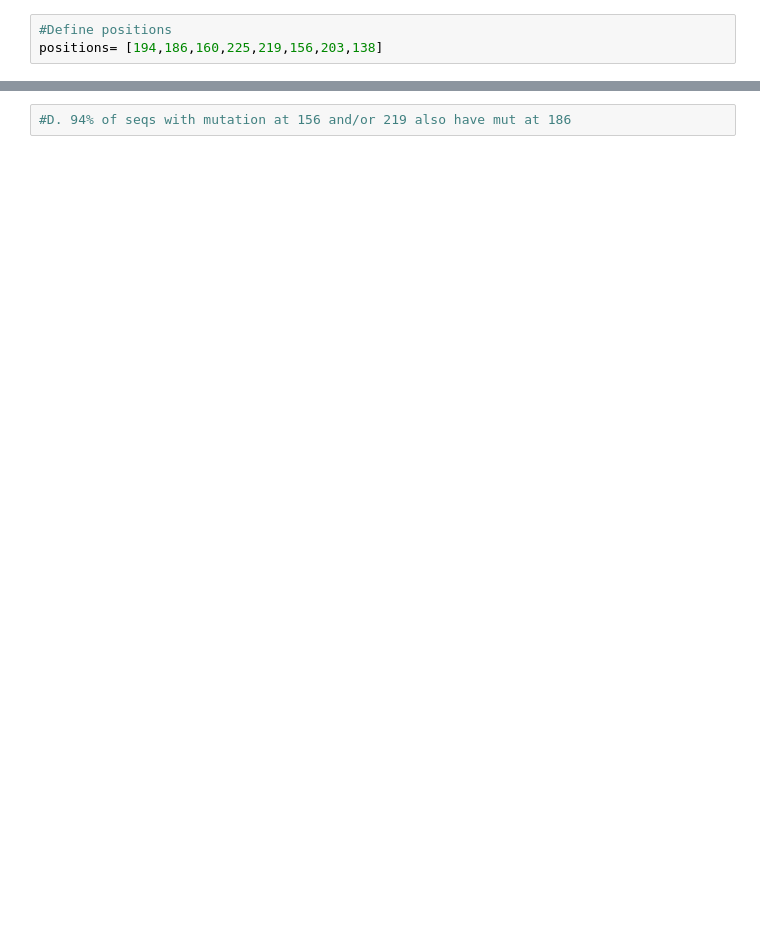
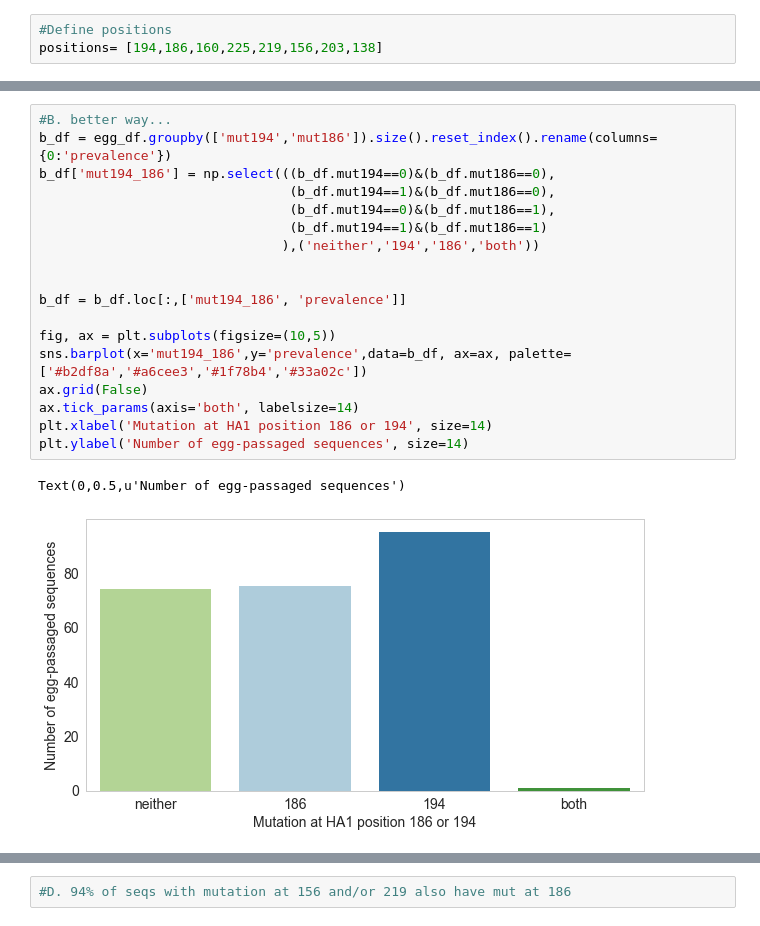
Before and after one commit to blab/egg-passage, a Jupyter notebook: notebooks/plot_takehomes.ipynb, the cells around one changed output, grey strips where cells are left out. Drawn from its saved outputs; the diff is of its cells as text; blank space fills up the shorter version.

```diff
--- a/notebooks/plot_takehomes.ipynb
+++ b/notebooks/plot_takehomes.ipynb
@@ -58,0 +82,21 @@ ValueError: Buffer dtype mismatch, expected 'Python object' but got 'long'
+# %%
+#B. better way...
+b_df = egg_df.groupby(['mut194','mut186']).size().reset_index().rename(columns={0:'prevalence'})
+b_df['mut194_186'] = np.select(((b_df.mut194==0)&(b_df.mut186==0),
+                                (b_df.mut194==1)&(b_df.mut186==0),
+                                (b_df.mut194==0)&(b_df.mut186==1),
+                                (b_df.mut194==1)&(b_df.mut186==1)
+                               ),('neither','194','186','both'))
+
+
+b_df = b_df.loc[:,['mut194_186', 'prevalence']]
+
+fig, ax = plt.subplots(figsize=(10,5))
+sns.barplot(x='mut194_186',y='prevalence',data=b_df, ax=ax, palette=['#b2df8a','#a6cee3','#1f78b4','#33a02c'])
+ax.grid(False)
+ax.tick_params(axis='both', labelsize=14)
+plt.xlabel('Mutation at HA1 position 186 or 194', size=14)
+plt.ylabel('Number of egg-passaged sequences', size=14)
+# %% [output]
+Text(0,0.5,u'Number of egg-passaged sequences')
+[figure, added]
```
Also changed, not shown: parts of 13 cells of this notebook.
